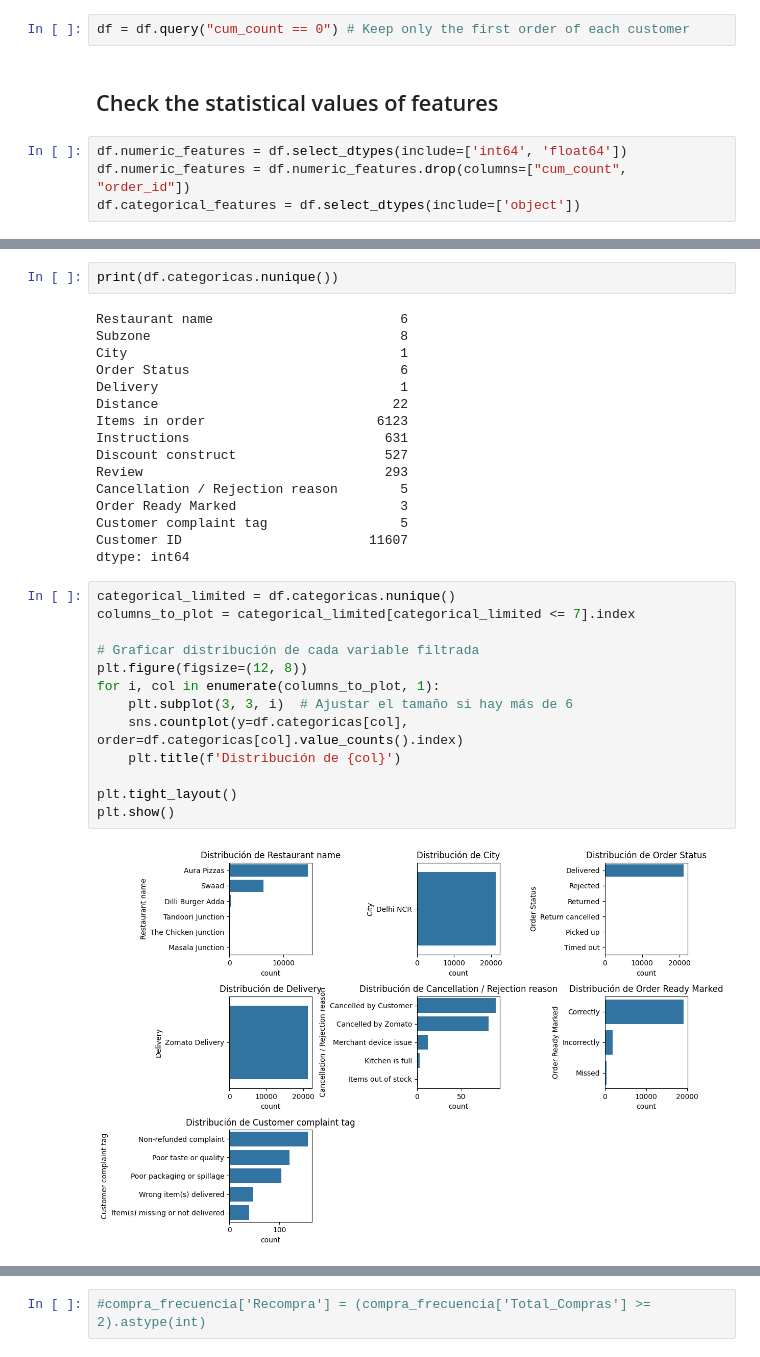
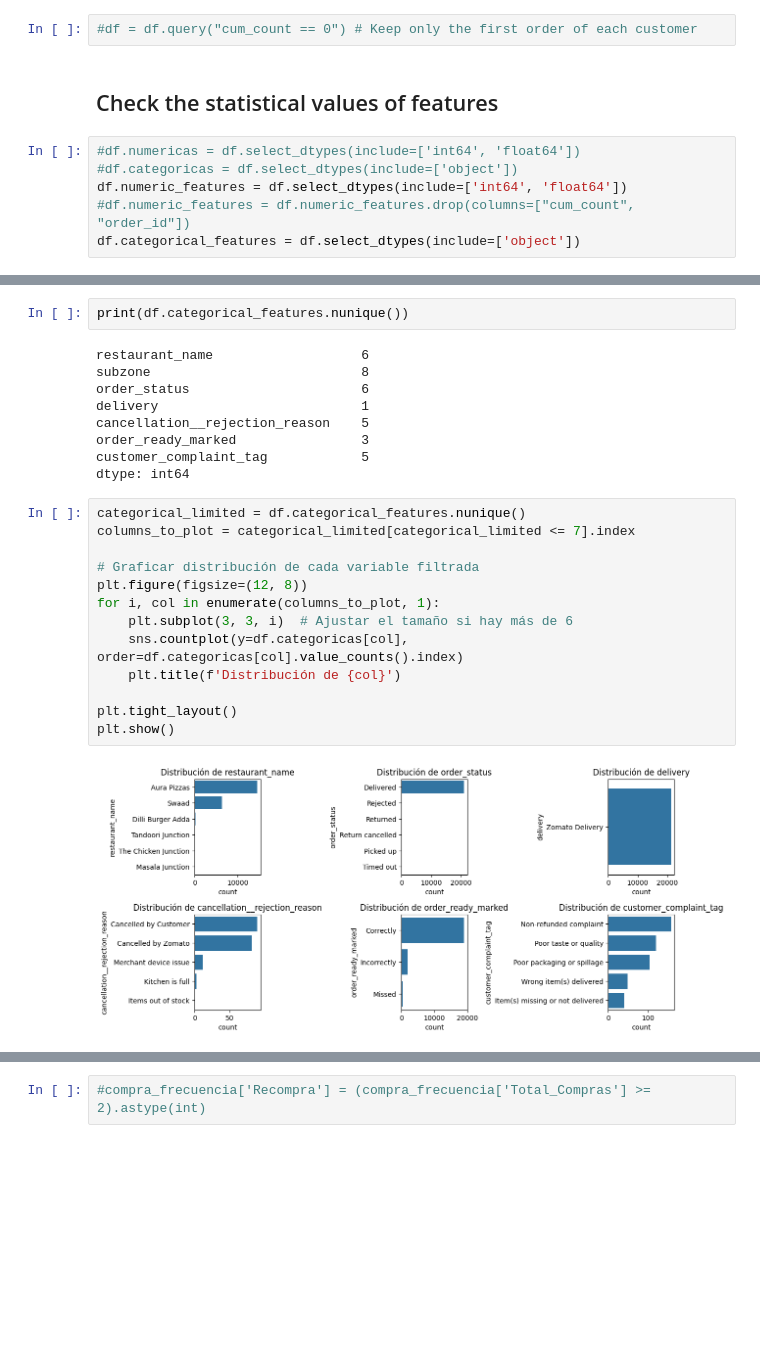
Before and after one commit to infante-manu/unav-data-cleaning-and-preparation, a Jupyter notebook: churn-prediction__alfaro-infante.ipynb, the cells around one changed output, grey strips where cells are left out. Saved outputs shown, nothing was run; the diff lists cells and outputs as text; blank space fills up the shorter version.

```diff
--- a/churn-prediction__alfaro-infante.ipynb
+++ b/churn-prediction__alfaro-infante.ipynb
@@ -239,10 +228,12 @@ df.loc[
 # %%
-df = df.query("cum_count == 0") # Keep only the first order of each customer
+#df = df.query("cum_count == 0") # Keep only the first order of each customer
 # %% [markdown]
 ## Check the statistical values of features
 # %%
+#df.numericas = df.select_dtypes(include=['int64', 'float64'])
+#df.categoricas = df.select_dtypes(include=['object'])
 df.numeric_features = df.select_dtypes(include=['int64', 'float64'])
-df.numeric_features = df.numeric_features.drop(columns=["cum_count", "order_id"])
+#df.numeric_features = df.numeric_features.drop(columns=["cum_count", "order_id"])
 df.categorical_features = df.select_dtypes(include=['object'])
 # %%
 df.numeric_features
@@ -274,33 +267,26 @@ plt.show()
 # %%
-print(df.categoricas.nunique())
+print(df.categorical_features.nunique())
 # %% [output]
-Restaurant name                        6
-Subzone                                8
-City                                   1
-Order Status                           6
-Delivery                               1
-Distance                              22
-Items in order                      6123
-Instructions                         631
-Discount construct                   527
-Review                               293
-Cancellation / Rejection reason        5
-Order Ready Marked                     3
-Customer complaint tag                 5
-Customer ID                        11607
+restaurant_name                   6
+subzone                           8
+order_status                      6
+delivery                          1
+cancellation__rejection_reason    5
+order_ready_marked                3
+customer_complaint_tag            5
 dtype: int64
 # %%
-categorical_limited = df.categoricas.nunique()
+categorical_limited = df.categorical_features.nunique()
 columns_to_plot = categorical_limited[categorical_limited <= 7].index
 
 # Graficar distribución de cada variable filtrada
 plt.figure(figsize=(12, 8))
 for i, col in enumerate(columns_to_plot, 1):
     plt.subplot(3, 3, i)  # Ajustar el tamaño si hay más de 6
     sns.countplot(y=df.categoricas[col], order=df.categoricas[col].value_counts().index)
     plt.title(f'Distribución de {col}')
 
 plt.tight_layout()
 plt.show()
 # %% [output]
-[figure, old version]
+[figure, new version]
```
Also changed, not shown: parts of 23 cells of this notebook, 1 other file.
